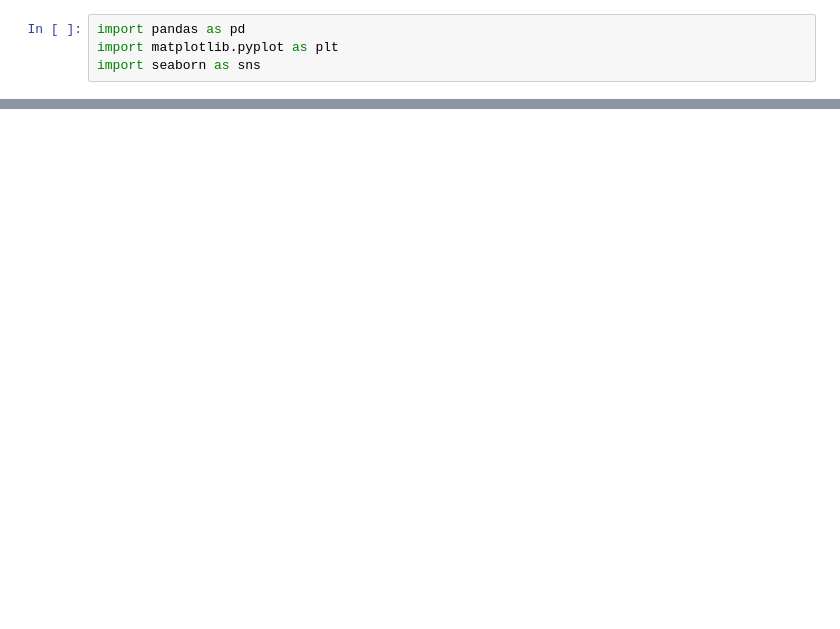
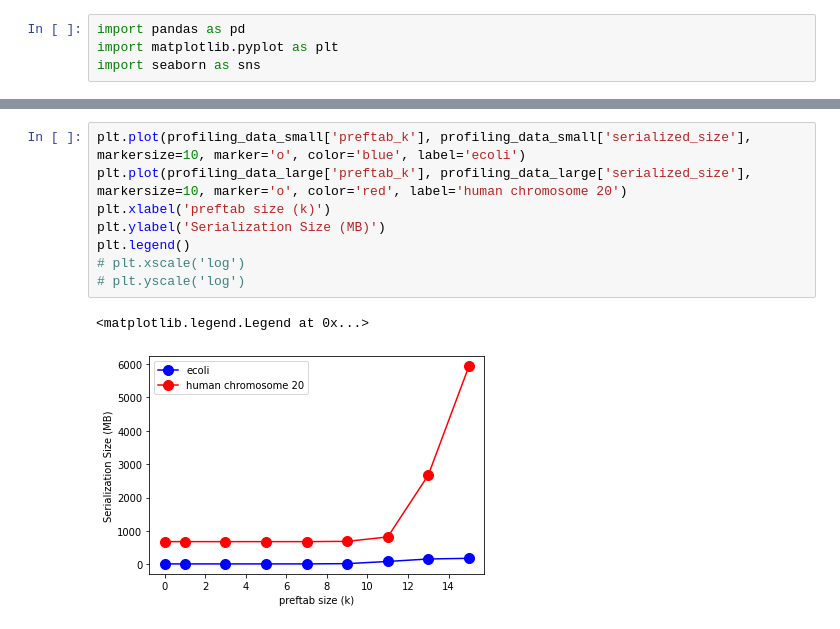
Before and after one commit to learn2phoenix/CMSC858D, a Jupyter notebook: hw2/CMSC858D Plot Helper.ipynb, the cells around one changed output, grey strips where cells are left out. Drawn from its saved outputs; the diff is of its cells as text; blank space fills up the shorter version.

```diff
--- a/hw2/CMSC858D Plot Helper.ipynb
+++ b/hw2/CMSC858D Plot Helper.ipynb
@@ -21,0 +64,11 @@ plt.xscale('log')
+# %%
+plt.plot(profiling_data_small['preftab_k'], profiling_data_small['serialized_size'], markersize=10, marker='o', color='blue', label='ecoli')
+plt.plot(profiling_data_large['preftab_k'], profiling_data_large['serialized_size'], markersize=10, marker='o', color='red', label='human chromosome 20')
+plt.xlabel('preftab size (k)')
+plt.ylabel('Serialization Size (MB)')
+plt.legend()
+# plt.xscale('log')
+# plt.yscale('log')
+# %% [output]
+<matplotlib.legend.Legend at 0x...>
+[figure, added]
```
Also changed, not shown: parts of 25 cells of this notebook.
